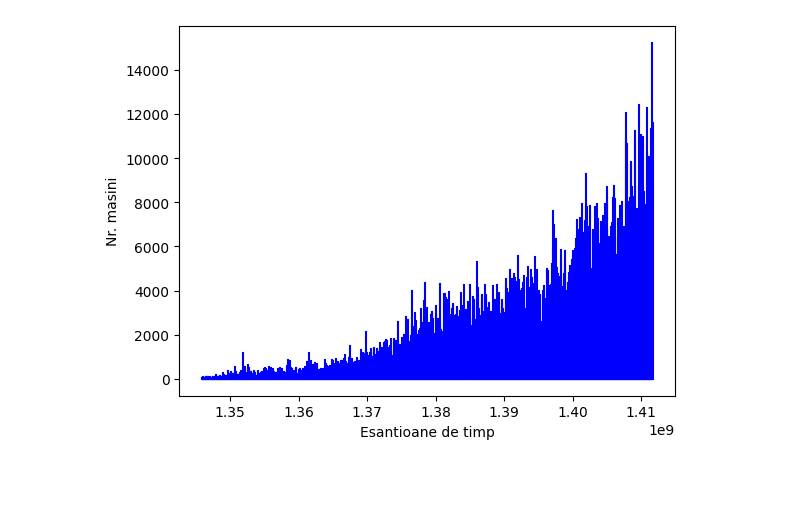
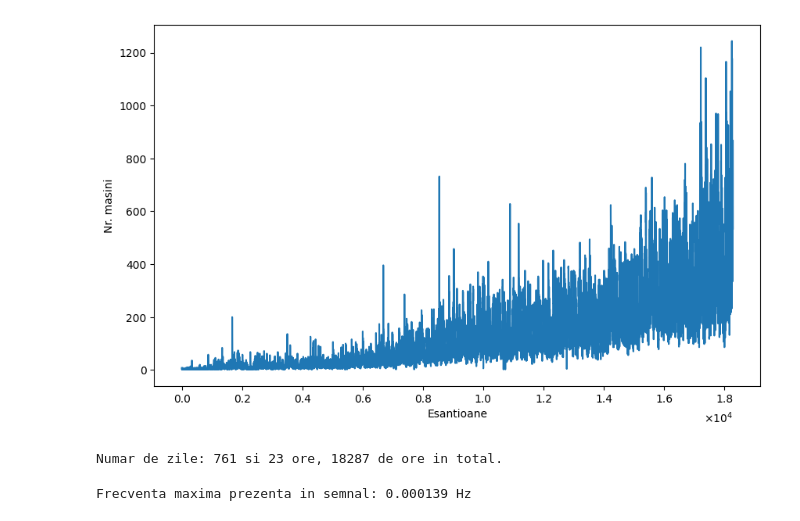
Before and after one commit to GVolter/Procesarea-Semnalelor-FMI, a Jupyter notebook: Laborator05/lab05.ipynb, the cells around one changed output. Saved outputs shown, nothing was run; the diff lists cells and outputs as text; code cells hidden in the pictures; blank space fills up the shorter version.

```diff
--- a/Laborator05/lab05.ipynb
+++ b/Laborator05/lab05.ipynb
@@ -5,26 +6,33 @@ from datetime import datetime
-# %%
-def to_unix_time(date_str):
-    return int(datetime.strptime(date_str, '%d-%m-%Y %H:%M').timestamp())
-
-data = np.genfromtxt('Train.csv', delimiter=',', skip_header=1, usecols=(1, 2), dtype=None, encoding=None)
-
-timestamps = np.array([to_unix_time(row[0]) for row in data])
-
-# Extract the counts of cars
-counts = np.array([row[1] for row in data])
-
-num_bins = 1000
-bin_edges = np.linspace(min(timestamps), max(timestamps), num_bins + 1)
-
-bin_counts, _ = np.histogram(timestamps, bins=bin_edges, weights=counts)
-
-bin_centers = (bin_edges[:-1] + bin_edges[1:]) / 2
-
-for center, count in zip(bin_centers, bin_counts):
-    plt.plot([center, center], [0, count], color='blue')
-
-plt.xlabel('Esantioane de timp')
-plt.ylabel('Nr. masini')
-plt.show()
-# %% [output]
-[figure, removed]
+# %%
+data = np.genfromtxt('Train.csv', delimiter=',', skip_header=1)
+
+car_counts = data[:, -1]
+
+time_hours = np.arange(car_counts.size)
+
+plt.figure(figsize=(10, 6))
+plt.plot(time_hours, car_counts)
+plt.xlabel('Esantioane')
+plt.ylabel('Nr. masini')
+xticks = np.arange(0, time_hours[-1], 0.2 * 10**4)
+plt.xticks(xticks, [f"{label/10**4:.1f}" for label in xticks])
+plt.text(time_hours[-1], -200, r'$\times10^4$', fontsize=10, ha='right')
+plt.show()
+# %% [output]
+[figure, added]
+# %%
+total_hours = time_hours[-1] - time_hours[0]
+
+total_days, remaining_hours = divmod(total_hours, 24)
+
+print(f"Numar de zile: {total_days} si {remaining_hours} ore, {total_hours} de ore in total.")
+# %% [output]
+Numar de zile: 761 si 23 ore, 18287 de ore in total.
+# %%
+sampling_frequency_hz = 1 / 3600
+
+nyquist_frequency_hz = sampling_frequency_hz / 2
+
+print(f"Frecventa maxima prezenta in semnal: {nyquist_frequency_hz:.6f} Hz")
+# %% [output]
+Frecventa maxima prezenta in semnal: 0.000139 Hz
```
Also changed, not shown: parts of 7 cells of this notebook, 1 other file.
